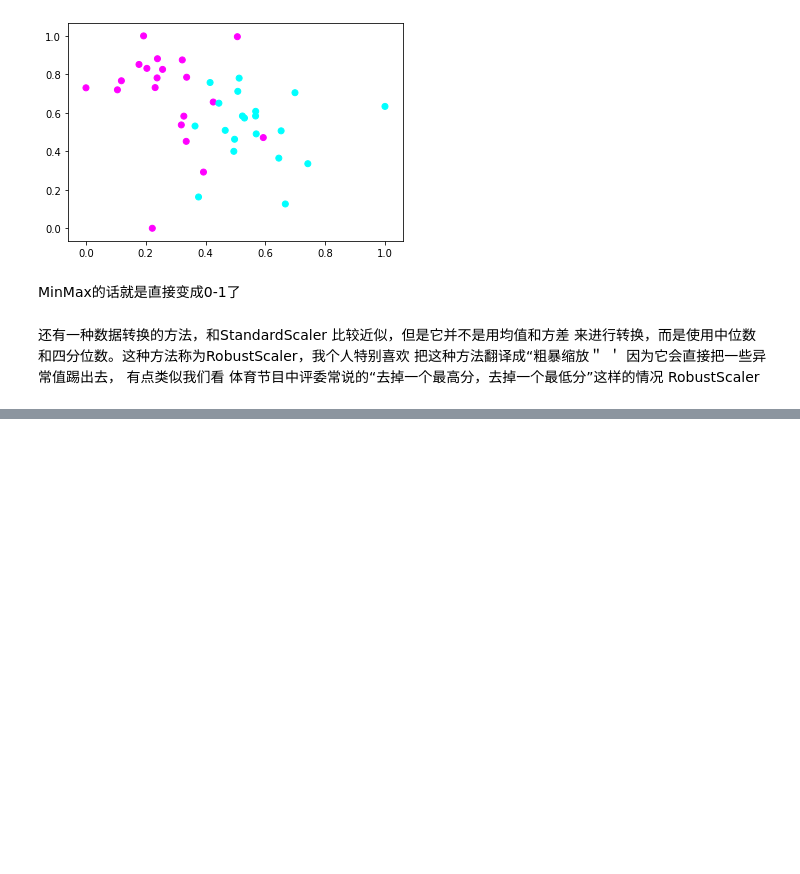
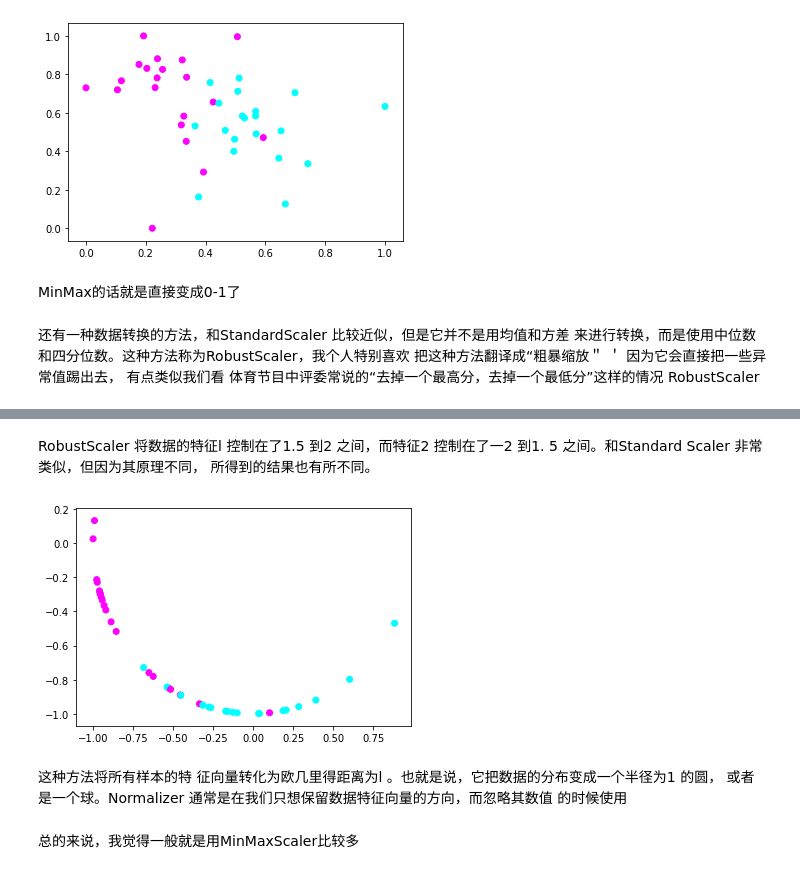
Before and after one commit to rattlesnakey/Machine_Learning_self_Learning, a Jupyter notebook: Data preprocess.ipynb, the cells around one changed output, grey strips where cells are left out. Drawn from its saved outputs; the diff is of its cells as text; code cells hidden in the pictures; blank space fills up the shorter version.

```diff
--- a/Data preprocess.ipynb
+++ b/Data preprocess.ipynb
@@ -50,0 +62,22 @@ RobustScaler
+# %% [markdown]
+RobustScaler 将数据的特征l 控制在了1.5 到2
+之间，而特征2 控制在了一2 到1. 5 之间。和Standard Scaler 非常类似，但因为其原理不同，
+所得到的结果也有所不同。
+# %%
+#导人Normalizer
+from sklearn.preprocessing import Normalizer
+#使用Normalizer进行数据预处理
+X_4=Normalizer().fit_transform(X)
+#绘制散点图
+plt.scatter(X_4[:,0],X_4[:,1], c=y,cmap=plt.cm.cool)
+#显示图像
+plt.show()
+# %% [output]
+[figure, added]
+# %% [markdown]
+这种方法将所有样本的特
+征向量转化为欧几里得距离为l 。也就是说，它把数据的分布变成一个半径为1 的圆，
+或者是一个球。Normalizer 通常是在我们只想保留数据特征向量的方向，而忽略其数值
+的时候使用
+# %% [markdown]
+总的来说，我觉得一般就是用MinMaxScaler比较多
```
Also changed, not shown: parts of 2 cells of this notebook, 5 other files.
